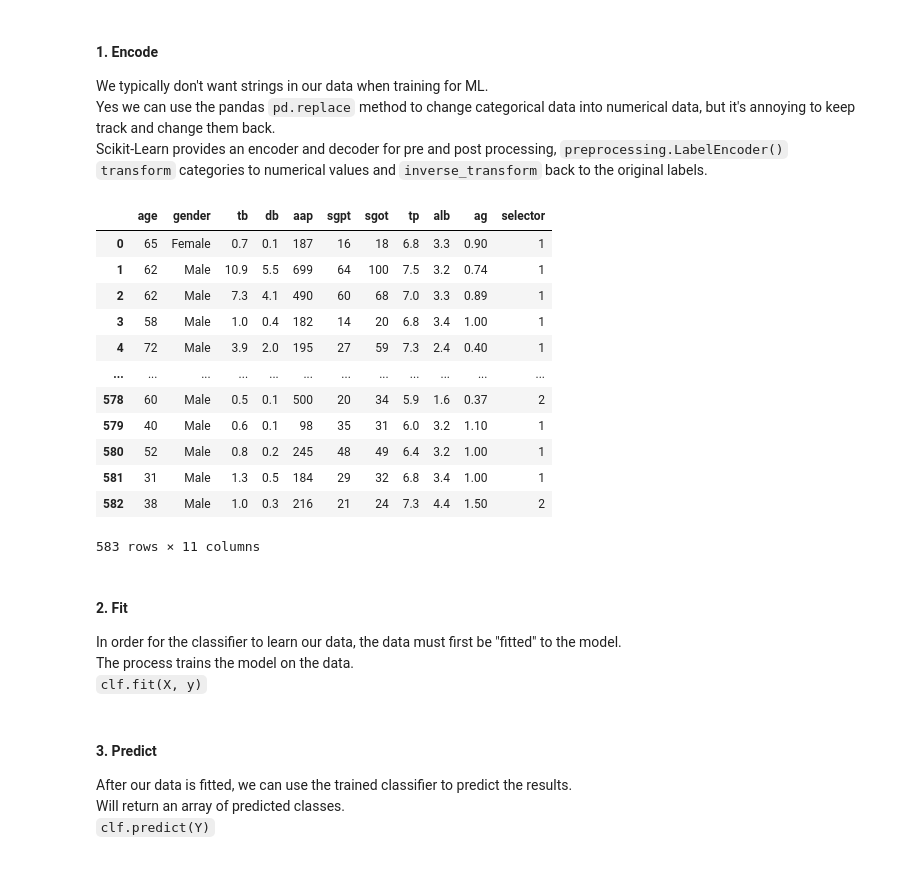
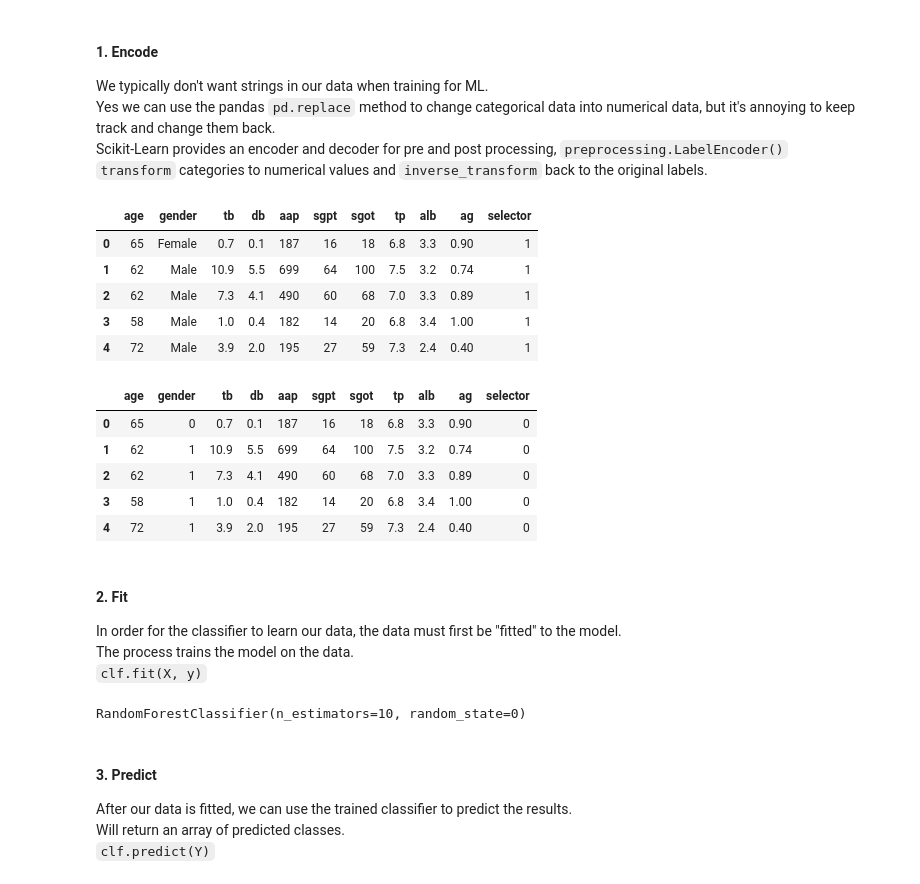
Before and after one commit to camillebeltran/Python-Packages-Intro, a Jupyter notebook: packages.ipynb, the cells around one changed output. Cells and saved outputs as stored; diff of their text form; code cells hidden in the pictures.

```diff
--- a/packages.ipynb
+++ b/packages.ipynb
@@ -998,18 +958,31 @@ Scikit-Learn provides an encoder and decoder for pre and post processing, `prepr
 `transform` categories to numerical values and `inverse_transform` back to the original labels.
 # %%
 df = pd.read_csv('./examples/liver_dataset.csv', names=['age','gender','tb','db','aap','sgpt','sgot','tp','alb','ag','selector'])
-df
+df.dropna(inplace=True)
+df.head()
 # %% [output]
 |  | age | gender | tb | db | aap | sgpt | sgot | tp | alb | ag | selector |
 | 0 | 65 | Female | 0.7 | 0.1 | 187 | 16 | 18 | 6.8 | 3.3 | 0.90 | 1 |
 | 1 | 62 | Male | 10.9 | 5.5 | 699 | 64 | 100 | 7.5 | 3.2 | 0.74 | 1 |
 | 2 | 62 | Male | 7.3 | 4.1 | 490 | 60 | 68 | 7.0 | 3.3 | 0.89 | 1 |
 | 3 | 58 | Male | 1.0 | 0.4 | 182 | 14 | 20 | 6.8 | 3.4 | 1.00 | 1 |
 | 4 | 72 | Male | 3.9 | 2.0 | 195 | 27 | 59 | 7.3 | 2.4 | 0.40 | 1 |
-| ... | ... | ... | ... | ... | ... | ... | ... | ... | ... | ... | ... |
-| 578 | 60 | Male | 0.5 | 0.1 | 500 | 20 | 34 | 5.9 | 1.6 | 0.37 | 2 |
-| 579 | 40 | Male | 0.6 | 0.1 | 98 | 35 | 31 | 6.0 | 3.2 | 1.10 | 1 |
-| 580 | 52 | Male | 0.8 | 0.2 | 245 | 48 | 49 | 6.4 | 3.2 | 1.00 | 1 |
-| 581 | 31 | Male | 1.3 | 0.5 | 184 | 29 | 32 | 6.8 | 3.4 | 1.00 | 1 |
-| 582 | 38 | Male | 1.0 | 0.3 | 216 | 21 | 24 | 7.3 | 4.4 | 1.50 | 2 |
-583 rows × 11 columns
+# %%
+from sklearn import preprocessing
+
+le = preprocessing.LabelEncoder()
+le.fit(df['gender'])
+# print(le.classes_)
+df['gender'] = le.transform(df['gender'])        # 0 is Female, 1 is Male
+le2 = preprocessing.LabelEncoder()
+le2.fit(df['selector'])
+# print(le2.classes_)
+df['selector'] = le2.transform(df['selector'])   # 0 is heathy liver, 1 is unhealthy liver
+df.head()
+# %% [output]
+|  | age | gender | tb | db | aap | sgpt | sgot | tp | alb | ag | selector |
+| 0 | 65 | 0 | 0.7 | 0.1 | 187 | 16 | 18 | 6.8 | 3.3 | 0.90 | 0 |
+| 1 | 62 | 1 | 10.9 | 5.5 | 699 | 64 | 100 | 7.5 | 3.2 | 0.74 | 0 |
+| 2 | 62 | 1 | 7.3 | 4.1 | 490 | 60 | 68 | 7.0 | 3.3 | 0.89 | 0 |
+| 3 | 58 | 1 | 1.0 | 0.4 | 182 | 14 | 20 | 6.8 | 3.4 | 1.00 | 0 |
+| 4 | 72 | 1 | 3.9 | 2.0 | 195 | 27 | 59 | 7.3 | 2.4 | 0.40 | 0 |
@@ -1018,6 +999,13 @@ df
 In order for the classifier to learn our data, the data must first be "fitted" to the model.
 The process trains the model on the data.
 `clf.fit(X, y)`
+# %%
+from sklearn.ensemble import RandomForestClassifier
+
+clf = RandomForestClassifier(n_estimators=10, max_depth=None, min_samples_split=2, random_state=0) # don't worry about parameter just yet
+clf.fit(train_data.values, train_label.values.ravel())
+# %% [output]
+RandomForestClassifier(n_estimators=10, random_state=0)
 # %% [markdown]
 #### 3. Predict
 After our data is fitted, we can use the trained classifier to predict the results.
```
Also changed, not shown: parts of 22 cells of this notebook.
